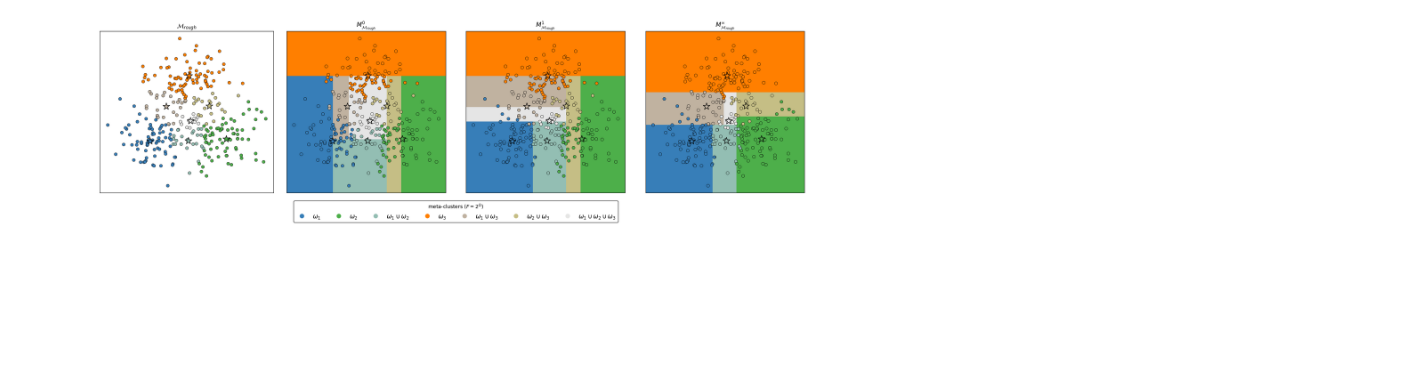
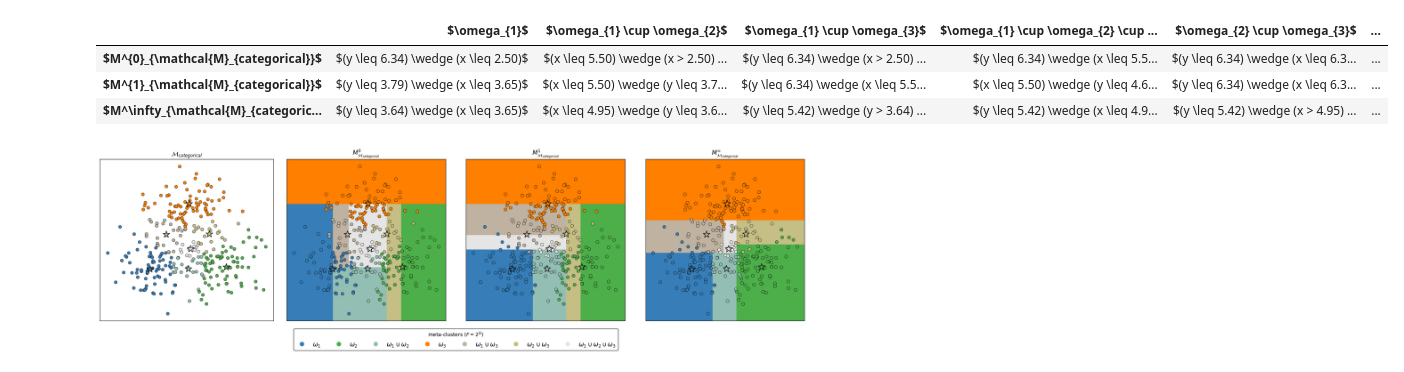
Before and after one commit to victorsouza89/iemm, a Jupyter notebook: gen_figures_synth_tests.ipynb, the cells around one changed output. Cells and saved outputs as stored; diff of their text form; code cells hidden in the pictures; blank space fills up the shorter version.

```diff
--- a/gen_figures_synth_tests.ipynb
+++ b/gen_figures_synth_tests.ipynb
@@ -191,5 +225,9 @@ simple_outs = plot_model(simple_model['mass_n'], simple_model['F'][1:], 'simple'
 # %%
 rough_model = ecm(x=features, c=number_clusters, alpha=1, beta = 1.01, delta=10, disp=False, type='full')
-rough_outs = plot_model(np.round(rough_model['mass_n']), rough_model['F'][1:], 'rough', lambda_num=1, legend=True)
+rough_outs = plot_model(np.round(rough_model['mass_n']), rough_model['F'][1:], 'categorical', lambda_num=1, legend=True)
 # %% [output]
+|  | $\omega_{1}$ | $\omega_{1} \cup \omega_{2}$ | $\omega_{1} \cup \omega_{3}$ | $\omega_{1} \cup \omega_{2} \cup ... | $\omega_{2} \cup \omega_{3}$ | ... |
+| $M^{0}_{\mathcal{M}_{categorical}}$ | $(y \leq 6.34) \wedge (x \leq 2.50)$ | $(x \leq 5.50) \wedge (x > 2.50) ... | $(y \leq 6.34) \wedge (x > 2.50) ... | $(y \leq 6.34) \wedge (x \leq 5.5... | $(y \leq 6.34) \wedge (x \leq 6.3... | ... |
+| $M^{1}_{\mathcal{M}_{categorical}}$ | $(y \leq 3.79) \wedge (x \leq 3.65)$ | $(x \leq 5.50) \wedge (y \leq 3.7... | $(y \leq 6.34) \wedge (x \leq 5.5... | $(x \leq 5.50) \wedge (y \leq 4.6... | $(y \leq 6.34) \wedge (x \leq 6.3... | ... |
+| $M^\infty_{\mathcal{M}_{categoric... | $(y \leq 3.64) \wedge (x \leq 3.65)$ | $(x \leq 4.95) \wedge (y \leq 3.6... | $(y \leq 5.42) \wedge (y > 3.64) ... | $(y \leq 5.42) \wedge (x \leq 4.9... | $(y \leq 5.42) \wedge (x > 4.95) ... | ... |
 [figure]
```
Also changed, not shown: parts of 6 cells of this notebook.
